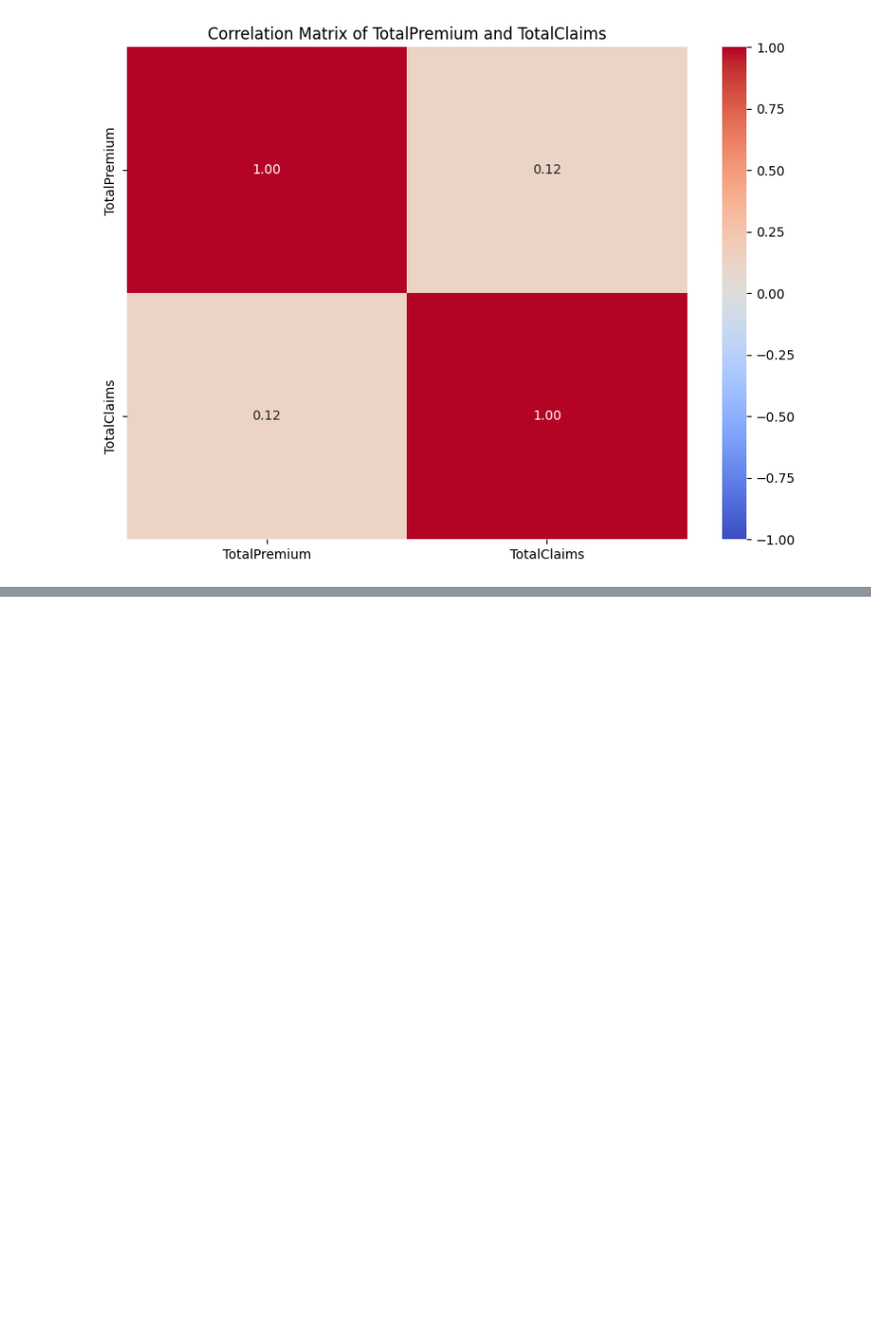
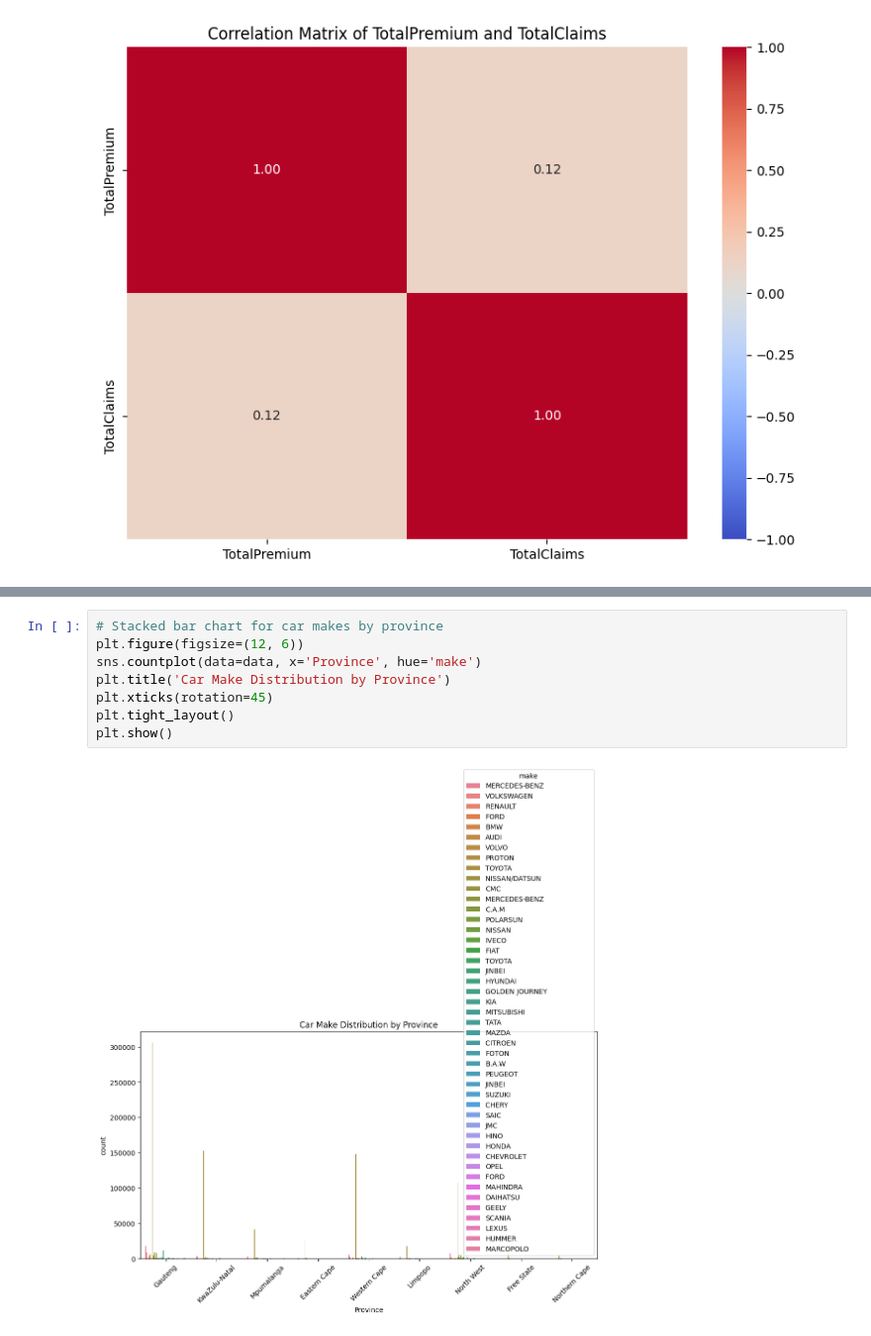
Before and after one commit to Ermi23/Claim-And-Risk-Analytics-for-Insurance, a Jupyter notebook: notebooks/Insurance_Data_EDA.ipynb, the cells around one changed output, grey strips where cells are left out. Shown at 99% size. Saved outputs shown, nothing was run; the diff lists cells and outputs as text; blank space fills up the shorter version.

```diff
--- a/notebooks/Insurance_Data_EDA.ipynb
+++ b/notebooks/Insurance_Data_EDA.ipynb
@@ -471,0 +521,10 @@ plt.show()
+# %%
+# Stacked bar chart for car makes by province
+plt.figure(figsize=(12, 6))
+sns.countplot(data=data, x='Province', hue='make')
+plt.title('Car Make Distribution by Province')
+plt.xticks(rotation=45)
+plt.tight_layout()
+plt.show()
+# %% [output]
+[figure, added]
```
Also changed, not shown: parts of 4 cells of this notebook.
